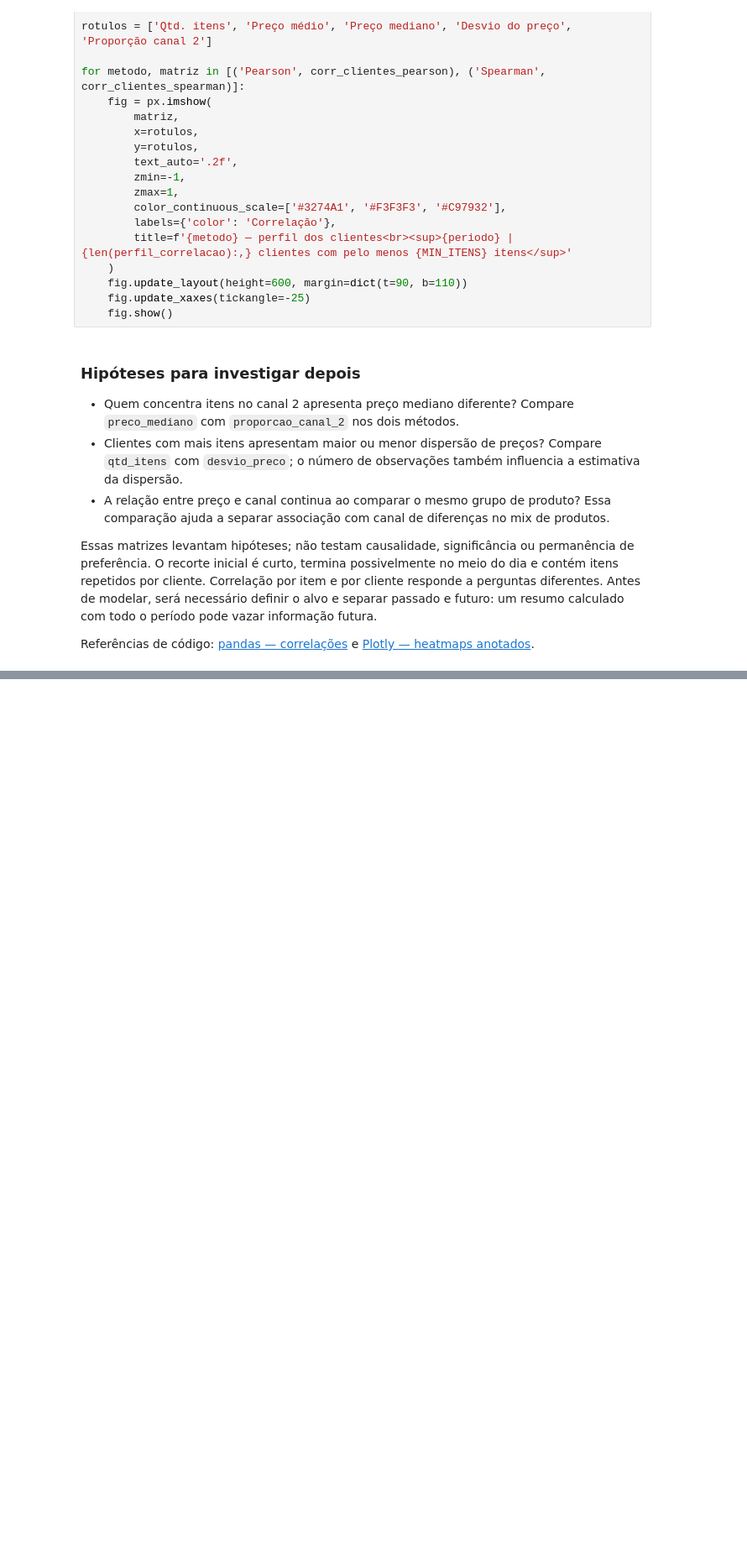
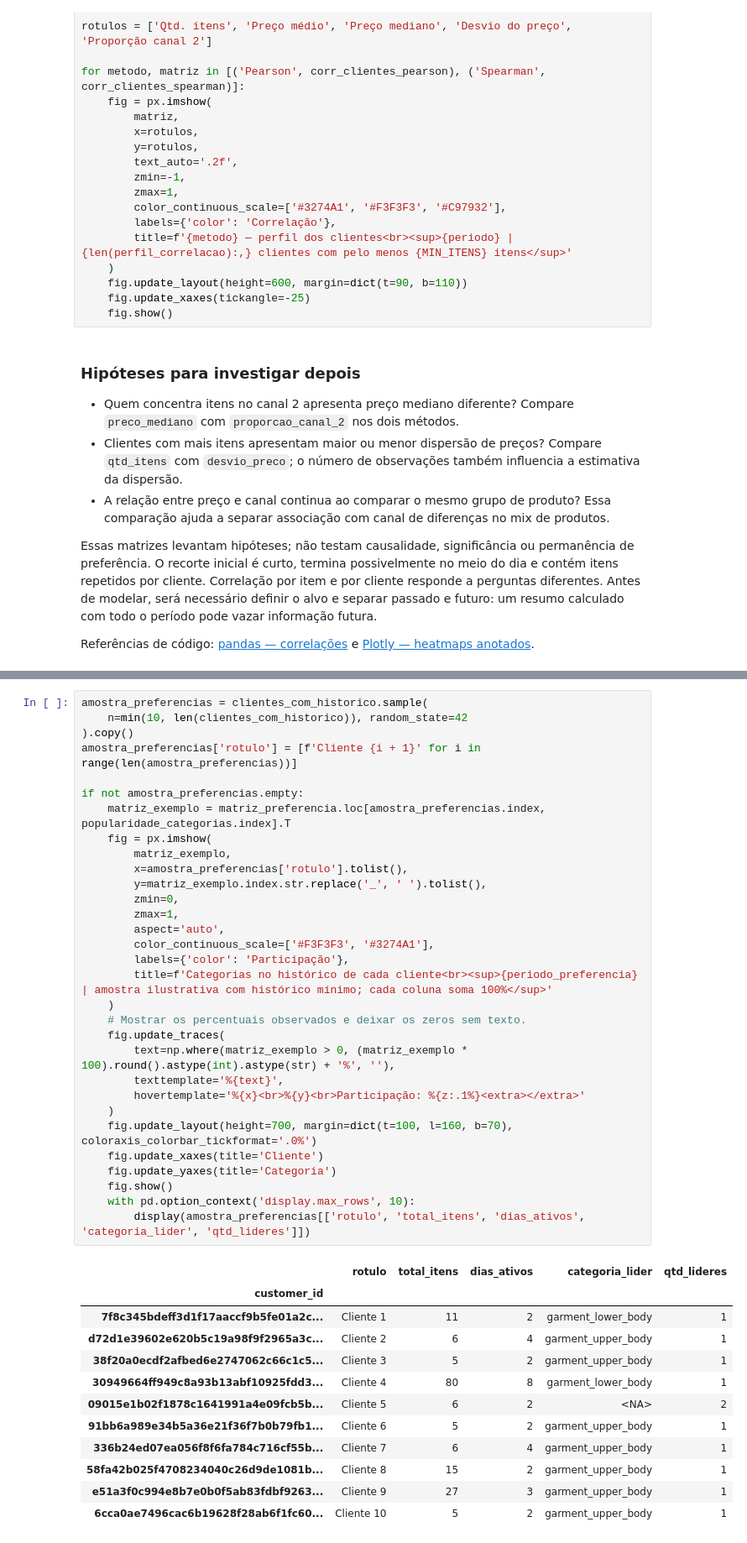
Before and after one commit to IgorSantFerreira/hm-fashion-recommender, a Jupyter notebook: etapa1.ipynb, the cells around one changed output, grey strips where cells are left out. Shown at 84% size. Cells and saved outputs as stored; diff of their text form; blank space fills up the shorter version.

Commit message:
adicionando correlação de cliente por item e verificando aderencia

```diff
--- a/etapa1.ipynb
+++ b/etapa1.ipynb
@@ -410,0 +565,44 @@ Referências de código: [pandas — correlações](https://pandas.pydata.org/do
+# %%
+amostra_preferencias = clientes_com_historico.sample(
+    n=min(10, len(clientes_com_historico)), random_state=42
+).copy()
+amostra_preferencias['rotulo'] = [f'Cliente {i + 1}' for i in range(len(amostra_preferencias))]
+
+if not amostra_preferencias.empty:
+    matriz_exemplo = matriz_preferencia.loc[amostra_preferencias.index, popularidade_categorias.index].T
+    fig = px.imshow(
+        matriz_exemplo,
+        x=amostra_preferencias['rotulo'].tolist(),
+        y=matriz_exemplo.index.str.replace('_', ' ').tolist(),
+        zmin=0,
+        zmax=1,
+        aspect='auto',
+        color_continuous_scale=['#F3F3F3', '#3274A1'],
+        labels={'color': 'Participação'},
+        title=f'Categorias no histórico de cada cliente<br><sup>{periodo_preferencia} | amostra ilustrativa com histórico mínimo; cada coluna soma 100%</sup>'
+    )
+    # Mostrar os percentuais observados e deixar os zeros sem texto.
+    fig.update_traces(
+        text=np.where(matriz_exemplo > 0, (matriz_exemplo * 100).round().astype(int).astype(str) + '%', ''),
+        texttemplate='%{text}',
+        hovertemplate='%{x}<br>%{y}<br>Participação: %{z:.1%}<extra></extra>'
+    )
+    fig.update_layout(height=700, margin=dict(t=100, l=160, b=70), coloraxis_colorbar_tickformat='.0%')
+    fig.update_xaxes(title='Cliente')
+    fig.update_yaxes(title='Categoria')
+    fig.show()
+    with pd.option_context('display.max_rows', 10):
+        display(amostra_preferencias[['rotulo', 'total_itens', 'dias_ativos', 'categoria_lider', 'qtd_lideres']])
+# %% [output]
+|  | rotulo | total_itens | dias_ativos | categoria_lider | qtd_lideres |
+| customer_id |  |  |  |  |  |
+| 7f8c345bdeff3d1f17aaccf9b5fe01a2c... | Cliente 1 | 11 | 2 | garment_lower_body | 1 |
+| d72d1e39602e620b5c19a98f9f2965a3c... | Cliente 2 | 6 | 4 | garment_upper_body | 1 |
+| 38f20a0ecdf2afbed6e2747062c66c1c5... | Cliente 3 | 5 | 2 | garment_upper_body | 1 |
+| 30949664ff949c8a93b13abf10925fdd3... | Cliente 4 | 80 | 8 | garment_lower_body | 1 |
+| 09015e1b02f1878c1641991a4e09fcb5b... | Cliente 5 | 6 | 2 | <NA> | 2 |
+| 91bb6a989e34b5a36e21f36f7b0b79fb1... | Cliente 6 | 5 | 2 | garment_upper_body | 1 |
+| 336b24ed07ea056f8f6fa784c716cf55b... | Cliente 7 | 6 | 4 | garment_upper_body | 1 |
+| 58fa42b025f4708234040c26d9de1081b... | Cliente 8 | 15 | 2 | garment_upper_body | 1 |
+| e51a3f0c994e8b7e0b0f5ab83fdbf9263... | Cliente 9 | 27 | 3 | garment_upper_body | 1 |
+| 6cca0ae7496cac6b19628f28ab6f1fc60... | Cliente 10 | 5 | 2 | garment_upper_body | 1 |
```
Also changed, not shown: parts of 16 cells of this notebook.
